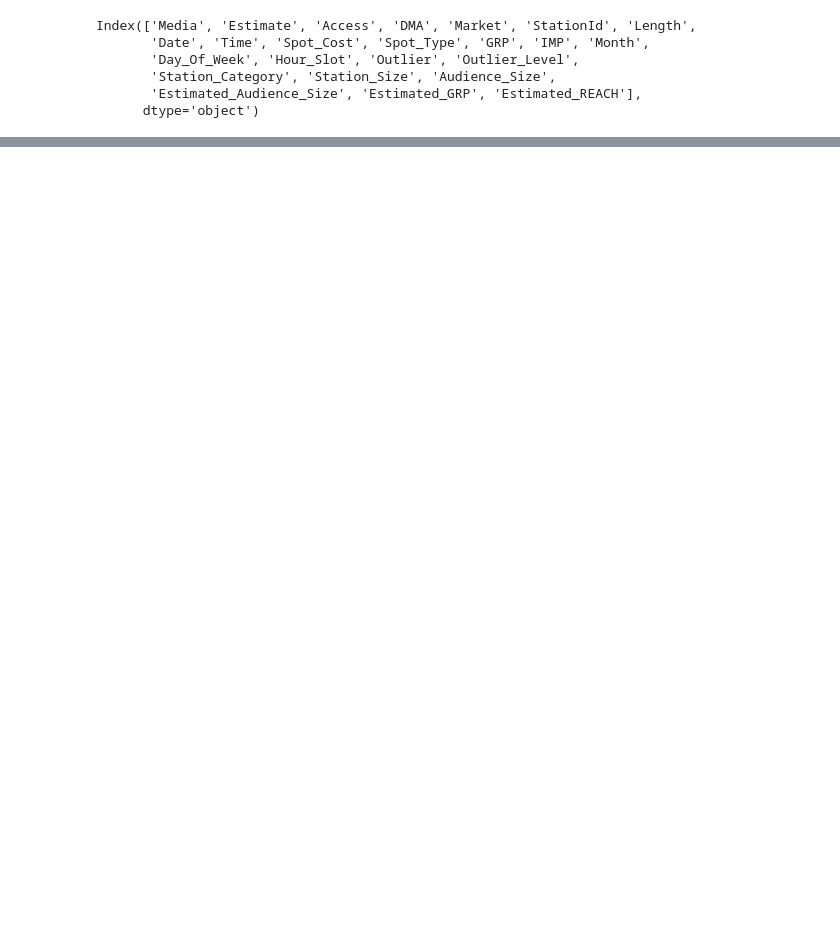
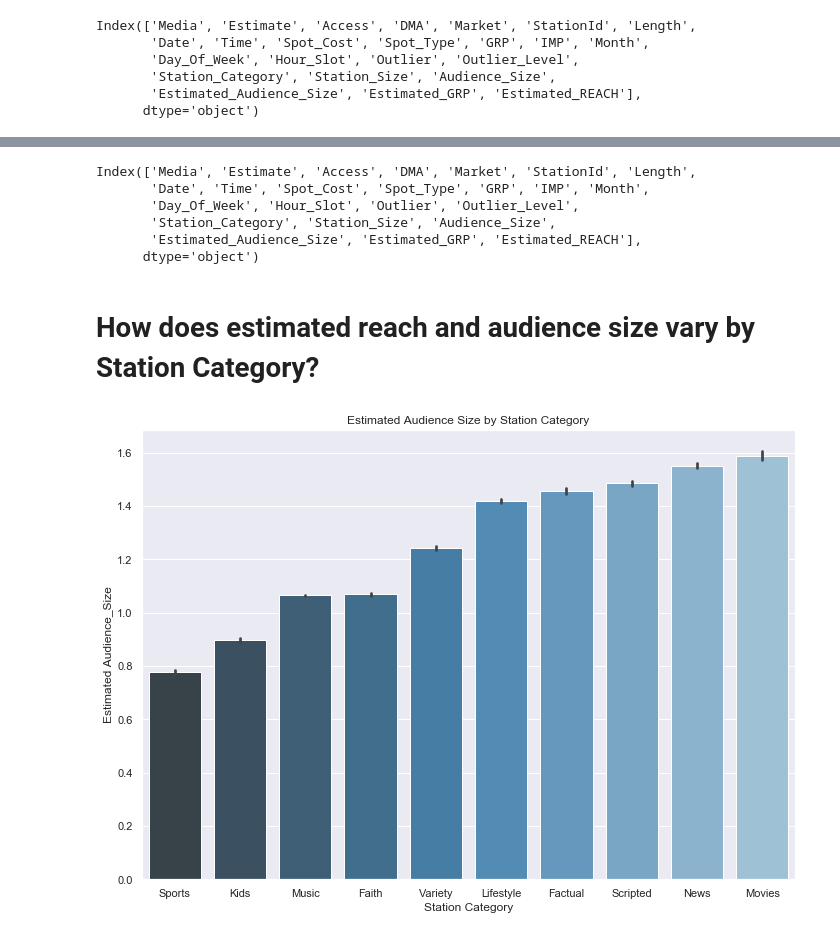
Before and after one commit to neonflux56/Direct_Avenue_GRP_Project, a Jupyter notebook: Code/alex_insights.ipynb, the cells around one changed output, grey strips where cells are left out. Cells and saved outputs as stored; diff of their text form; code cells hidden in the pictures; blank space fills up the shorter version.

```diff
--- a/Code/alex_insights.ipynb
+++ b/Code/alex_insights.ipynb
@@ -1,7 +1,10 @@
 # %%
 import numpy as np
 import pandas as pd
+import matplotlib.pyplot as plt
 import seaborn as sns
+plt.style.use('ggplot')
+
 
 import warnings
 
@@ -60,0 +42,24 @@ print(np.sqrt(MSE(scaler_y.inverse_transform(y_test), preds)))
+# %%
+dat.columns
+# %% [output]
+Index(['Media', 'Estimate', 'Access', 'DMA', 'Market', 'StationId', 'Length',
+       'Date', 'Time', 'Spot_Cost', 'Spot_Type', 'GRP', 'IMP', 'Month',
+       'Day_Of_Week', 'Hour_Slot', 'Outlier', 'Outlier_Level',
+       'Station_Category', 'Station_Size', 'Audience_Size',
+       'Estimated_Audience_Size', 'Estimated_GRP', 'Estimated_REACH'],
+      dtype='object')
+# %% [markdown]
+# How does estimated reach and audience size vary by Station Category?
+# %%
+grouped_preds = dat.groupby('Station_Category').mean()[['Estimated_Audience_Size', 'Estimated_REACH']].reset_index()
+vals = dict(grouped_preds.loc[:, ['Station_Category', 'Estimated_Audience_Size']].values.tolist())
+ticks = dict(sorted((value, key) for (key, value) in vals.items())).values()
+
+bp = sns.barplot(x='Station_Category', y='Estimated_Audience_Size', order=list(ticks), palette=("Blues_d"),
+                 data=dat)
+plt.title('Estimated Audience Size by Station Category')
+plt.xlabel('Station Category')
+plt.ylabel('Estimated Audience_Size')
+plt.show()
+# %% [output]
+[figure, added]
```
Also changed, not shown: parts of 13 cells of this notebook, 2 other files.
